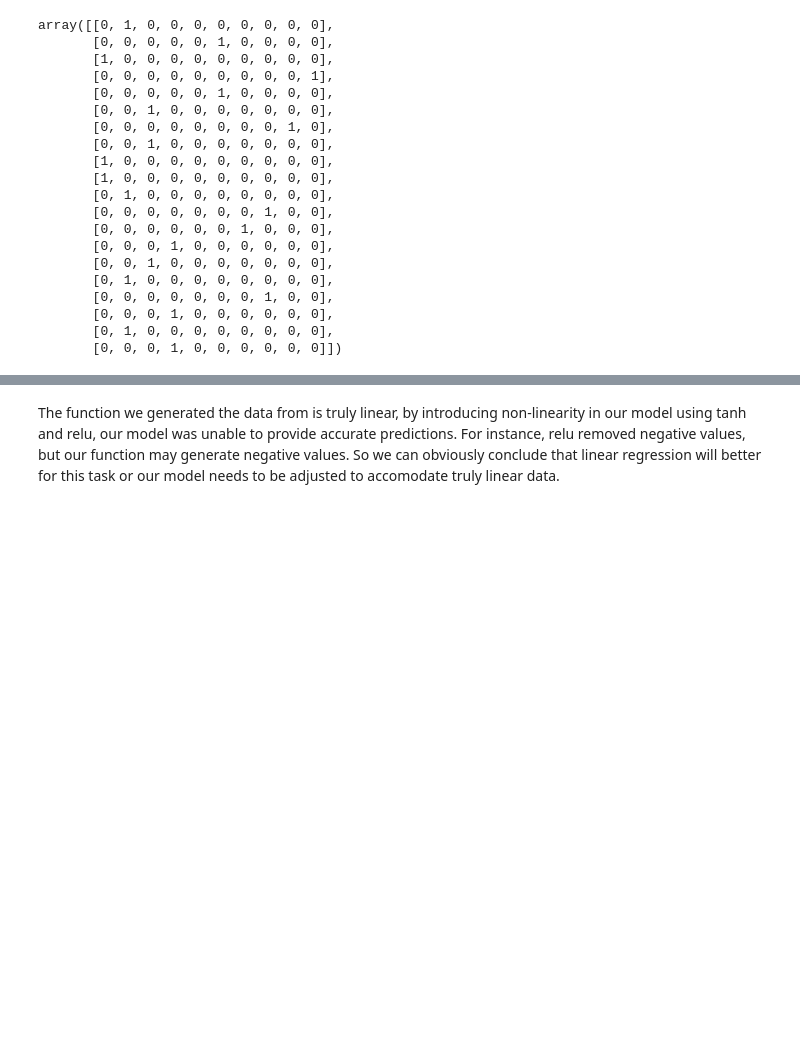
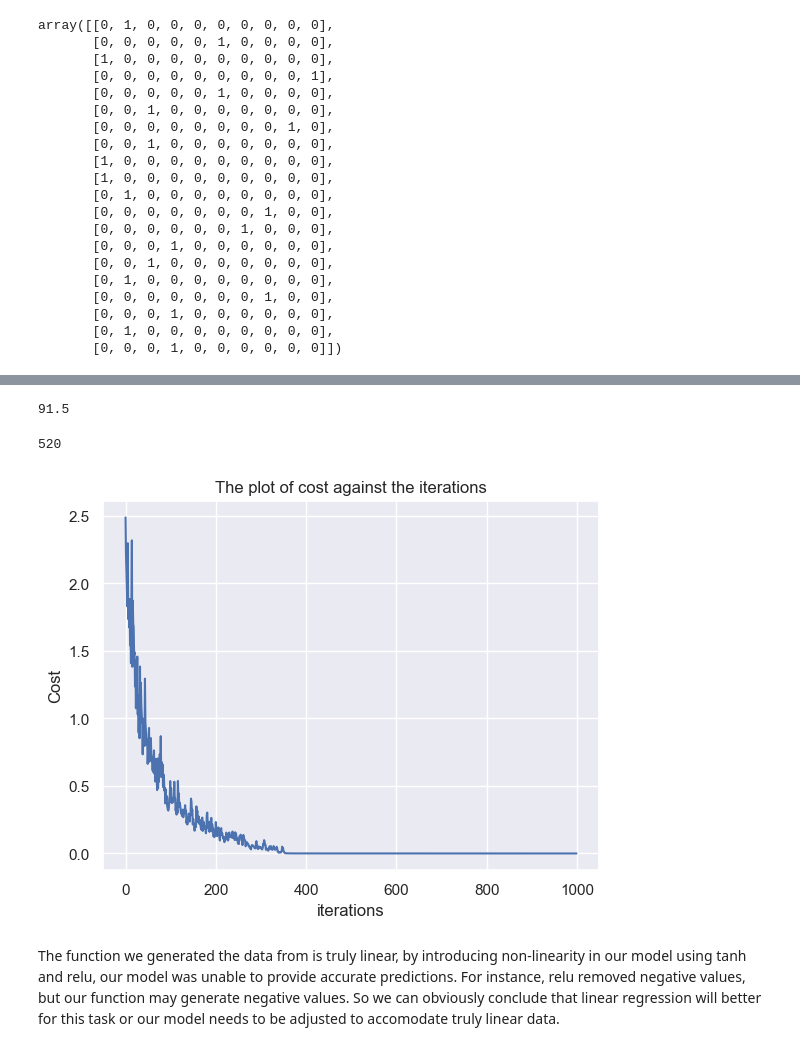
Before and after one commit to gr8nd/Machine-Learning-one-step-away-to-AI, a Jupyter notebook: Deep Learning/Neural Network Test.ipynb, the cells around one changed output, grey strips where cells are left out. Cells and saved outputs as stored; diff of their text form; code cells hidden in the pictures; blank space fills up the shorter version.

```diff
--- a/Deep Learning/Neural Network Test.ipynb
+++ b/Deep Learning/Neural Network Test.ipynb
@@ -216,16 +198,0 @@ input_shape = X.shape
-# %%
-num_iters = 100000
-learning_rate = 1e-5
-decay=False
-normalized = False
-bias = True
-dropout_rates = [1.0, 1.0, 1.0, 1.0]
-optimizer = 'adam'
-layers = [15, 10, 3, 1]
-activations = ['relu', 'relu', 'relu', 'linear']
-model = Model(input_shape, layers, activations, dropout_rates)
-model.fit(X, Y,
-          num_iters=num_iters,
-          learning_rate=learning_rate,
-          normalized=normalized,
-            optimizer=optimizer, decay=decay, bias=bias)
@@ -278,0 +199,13 @@ plt.scatter(np.squeeze(Y_true), np.squeeze(predictions));
+# %%
+learning_rate = 1e-2
+decay=False
+normalized = False
+optimizer = 'adam'
+bias = False
+batch_size = -1
+model.fit(X, y,
+          learning_rate=learning_rate,
+            tuning_param=1,
+            optimizer=optimizer,batch_size=batch_size,
+              decay=decay, normalized=normalized,
+          bias=bias, epochs=1000)
@@ -278,0 +235,4 @@ plt.scatter(np.squeeze(Y_true), np.squeeze(predictions));
+# %%
+accuracy_score(Y_true, test_prediction) * 100
+# %% [output]
+91.5
@@ -278,0 +243,4 @@ plt.scatter(np.squeeze(Y_true), np.squeeze(predictions));
+# %%
+layer2.trainable_params
+# %% [output]
+520
@@ -279,2 +250,10 @@ plt.scatter(np.squeeze(Y_true), np.squeeze(predictions));
+# %%
+plt.plot(np.arange(len(iterations)), costs)
+plt.title('The plot of cost against the iterations')
+plt.xlabel('iterations')
+plt.ylabel('Cost')
+plt.show();
+# %% [output]
+[figure, added]
 # %% [markdown]
 The function we generated the data from is truly linear, by introducing non-linearity in our model using tanh and relu, our model was unable to  provide accurate predictions. For instance, relu removed negative values, but our function may generate negative values. So we can obviously conclude that linear regression will better for this task or our model needs to be adjusted to accomodate truly linear data.
```
Also changed, not shown: parts of 28 cells of this notebook, 1 other file.
